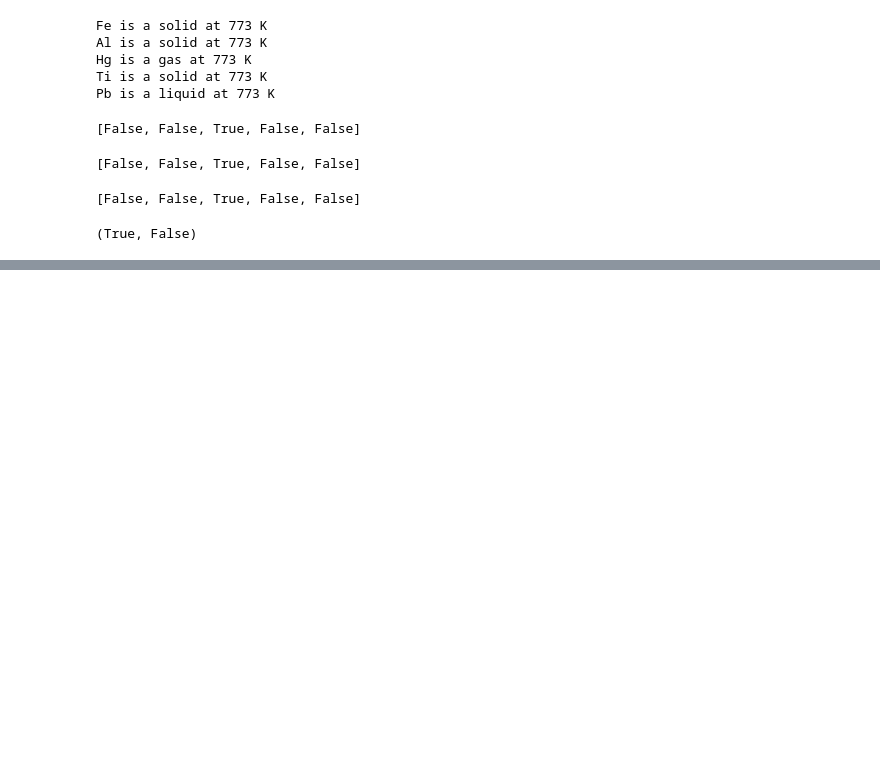
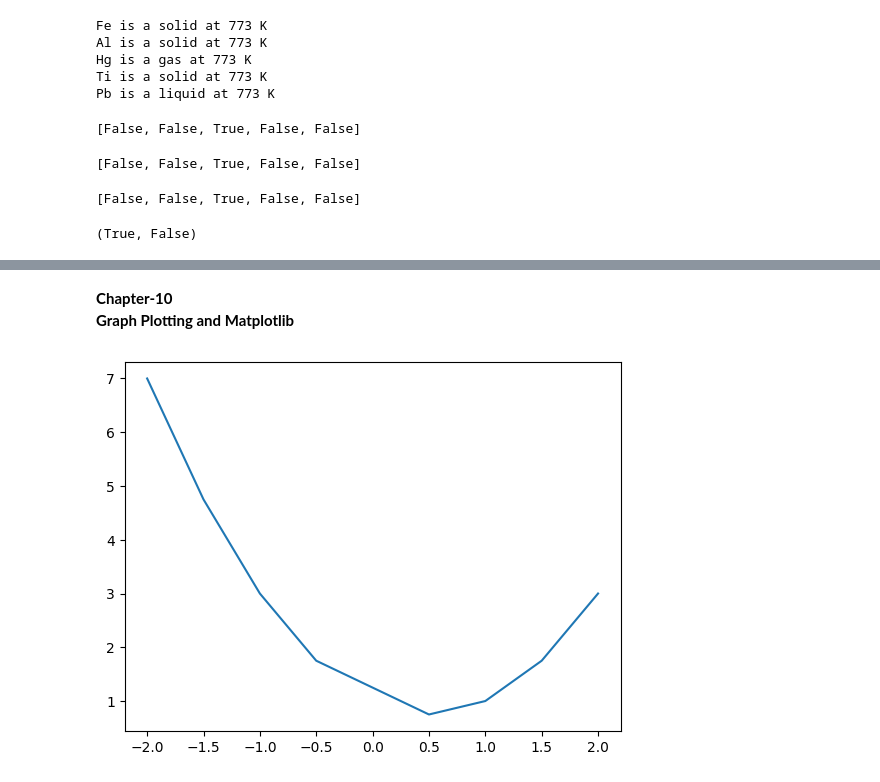
Before and after one commit to Mohankurra/Chemistry-Python, a Jupyter notebook: Python_for_Chemists_Examples.ipynb, the cells around one changed output, grey strips where cells are left out. Saved outputs shown, nothing was run; the diff lists cells and outputs as text; code cells hidden in the pictures; blank space fills up the shorter version.

```diff
--- a/Python_for_Chemists_Examples.ipynb
+++ b/Python_for_Chemists_Examples.ipynb
@@ -702,0 +1938,14 @@ any(is_gas), all(is_gas)
+# %% [markdown]
+**Chapter-10**
+**Graph Plotting and Matplotlib**
+# %%
+import matplotlib.pyplot as plt
+import numpy as np
+x = np.array([-2, -1.5, -1, -0.5, 0.5, 1, 1.5, 2])
+
+y = x**2-x+1
+plt.plot(x, y)
+plt.show()
+#
+# %% [output]
+[figure, added]
```
Also changed, not shown: parts of 153 cells of this notebook.
